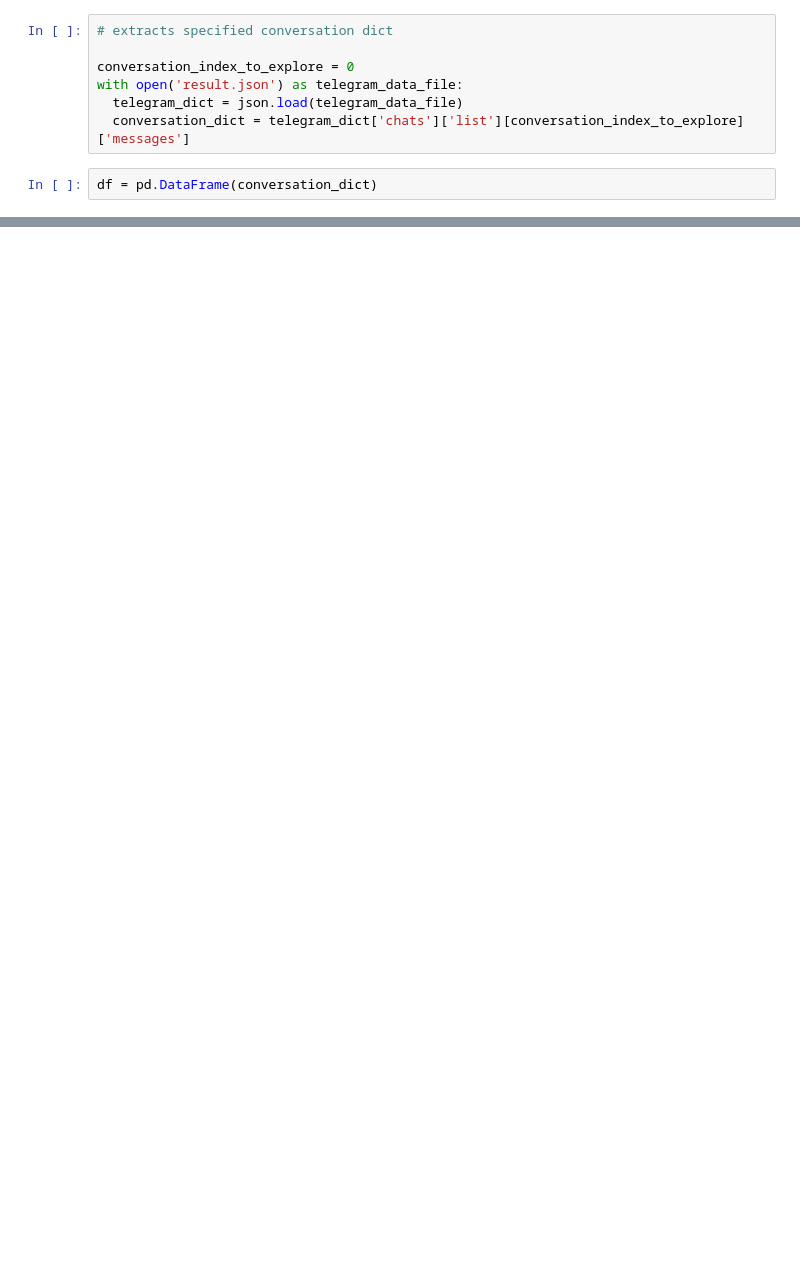
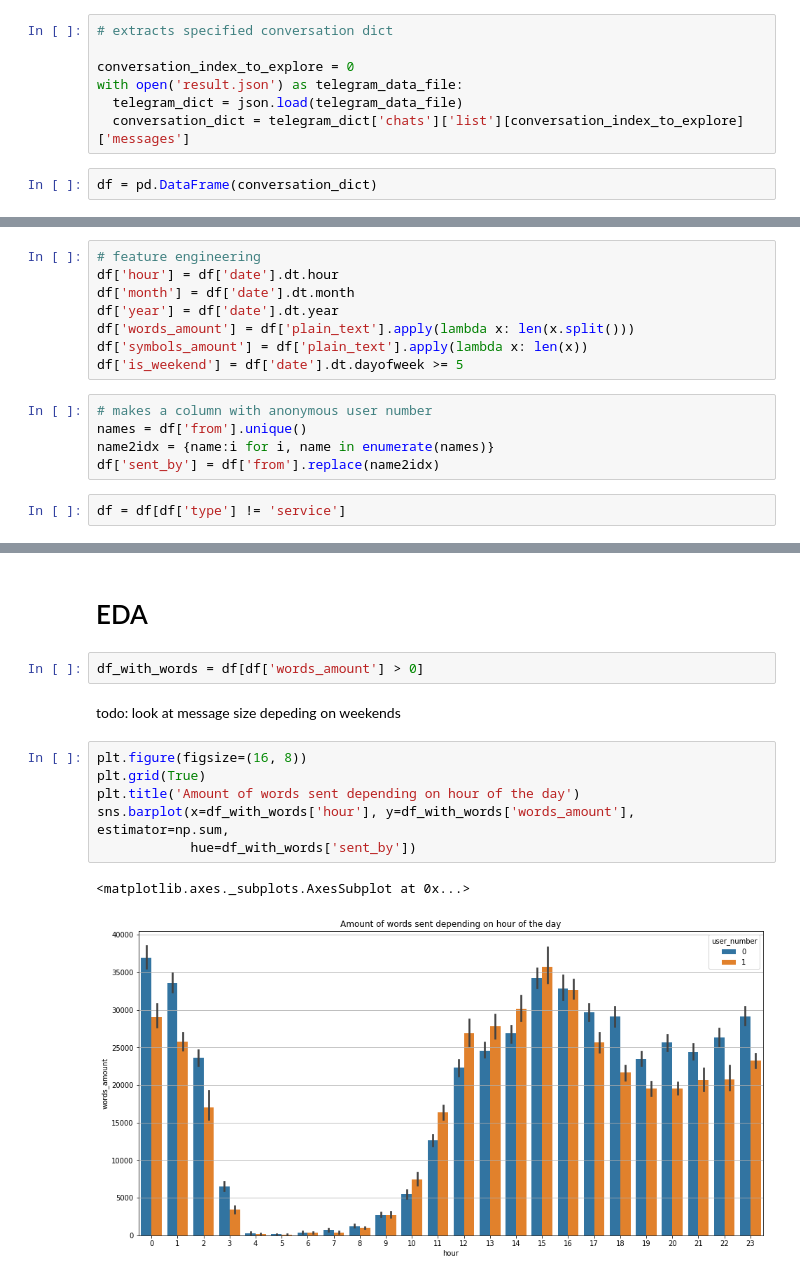
Before and after one commit to Nikita-Gz/Telegram-data-EDA, a Jupyter notebook: TelegramEDA.ipynb, the cells around one changed output, grey strips where cells are left out. Cells and saved outputs as stored; diff of their text form; blank space fills up the shorter version.

```diff
--- a/TelegramEDA.ipynb
+++ b/TelegramEDA.ipynb
@@ -85,0 +54,15 @@ dtype: object
+# %%
+# feature engineering
+df['hour'] = df['date'].dt.hour
+df['month'] = df['date'].dt.month
+df['year'] = df['date'].dt.year
+df['words_amount'] = df['plain_text'].apply(lambda x: len(x.split()))
+df['symbols_amount'] = df['plain_text'].apply(lambda x: len(x))
+df['is_weekend'] = df['date'].dt.dayofweek >= 5
+# %%
+# makes a column with anonymous user number
+names = df['from'].unique()
+name2idx = {name:i for i, name in enumerate(names)}
+df['sent_by'] = df['from'].replace(name2idx)
+# %%
+df = df[df['type'] != 'service']
@@ -85,0 +94,15 @@ dtype: object
+# %% [markdown]
+# EDA
+# %%
+df_with_words = df[df['words_amount'] > 0]
+# %% [markdown]
+todo: look at message size depeding on weekends
+# %%
+plt.figure(figsize=(16, 8))
+plt.grid(True)
+plt.title('Amount of words sent depending on hour of the day')
+sns.barplot(x=df_with_words['hour'], y=df_with_words['words_amount'], estimator=np.sum,
+            hue=df_with_words['sent_by'])
+# %% [output]
+<matplotlib.axes._subplots.AxesSubplot at 0x...>
+[figure, added]
```
Also changed, not shown: parts of 68 cells of this notebook.
